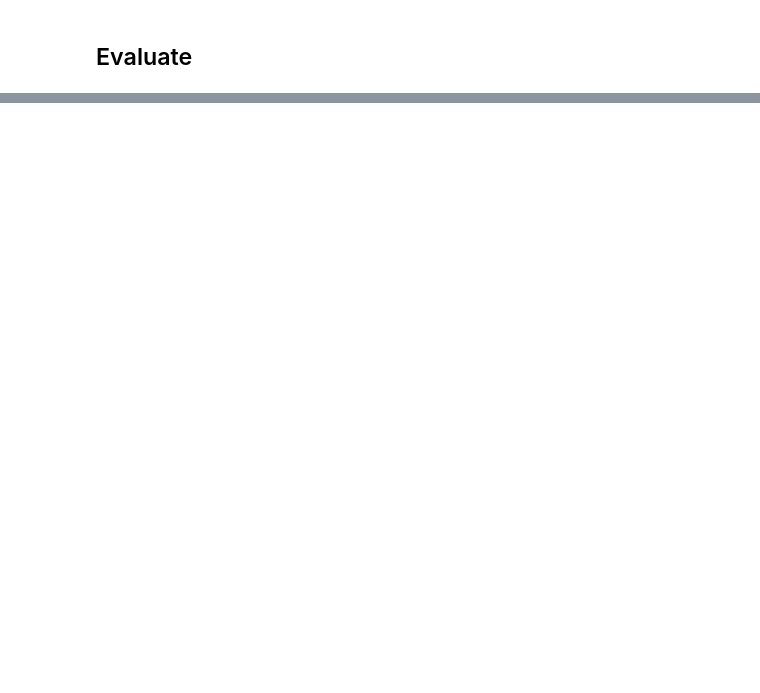
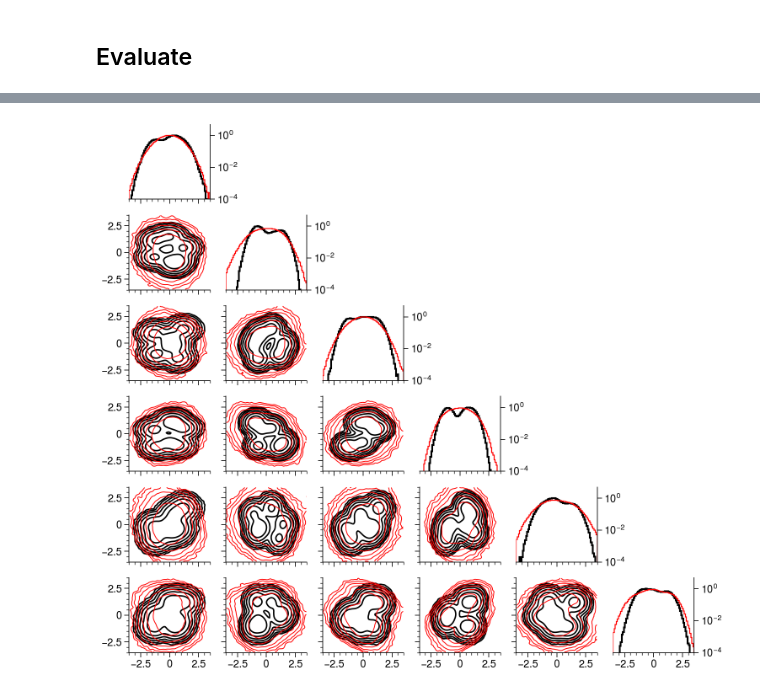
Before and after one commit to austin-hoover/ment, a Jupyter notebook: examples/rec_nd_1d_rand_sample.ipynb, the cells around one changed output, grey strips where cells are left out. Saved outputs shown, nothing was run; the diff lists cells and outputs as text; code cells hidden in the pictures; blank space fills up the shorter version.

```diff
--- a/examples/rec_nd_1d_rand_sample.ipynb
+++ b/examples/rec_nd_1d_rand_sample.ipynb
@@ -222,0 +269,21 @@ plt.show()
+# %%
+grid = psv.CornerGrid(ndim, figheight=(ndim * 1.10), figwidth=(ndim * 1.25), diag_rspine=True, space=1.5)
+for i, x in enumerate([x_true, x_pred]):
+    color = ["black", "red"][i]
+    lw = [1.2, 0.7][i]
+    grid.plot(
+        x,
+        limits=limits,
+        bins=75,
+        diag_kws=dict(color=color, lw=(lw * 1.25)),
+        kind="contour",
+        process_kws=dict(blur=1.0, scale="max"),
+        mask=False,
+        levels=(10.0 ** np.linspace(-3.0, 0.0, 7)),
+        color=color,
+        lw=lw,
+    )
+    grid.format_diag(yscale="log", yformatter="log", ymax=5.0, ymin=0.0001)
+plt.show()
+# %% [output]
+[figure, added]
```
Also changed, not shown: parts of 22 cells of this notebook, 9 other files.
